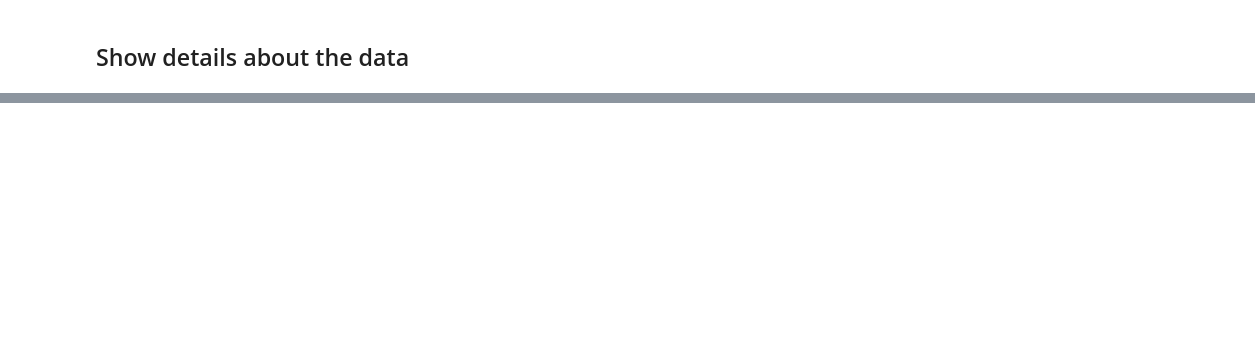
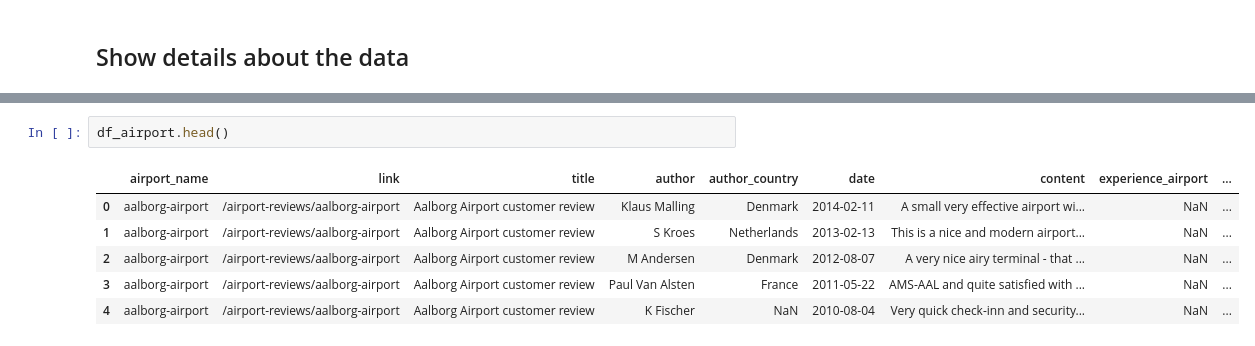
Before and after one commit to ono-ac-il/2024-sem-a-data-analyst, a Jupyter notebook: ls04/data-analyst-exercise.ipynb, the cells around one changed output, grey strips where cells are left out. Drawn from its saved outputs; the diff is of its cells as text; blank space fills up the shorter version.

```diff
--- a/ls04/data-analyst-exercise.ipynb
+++ b/ls04/data-analyst-exercise.ipynb
@@ -46,3 +84,12 @@ df.head()
 | 2 | adria-airways | /airline-reviews/adria-airways | Adria Airways customer review | E Albin | Switzerland | 2014-09-14 | Flew Zurich-Ljubljana on JP365 ne... | NaN | NaN | ... |
 | 3 | adria-airways | /airline-reviews/adria-airways | Adria Airways customer review | Tercon Bojan | Singapore | 2014-09-06 | Adria serves this 100 min flight ... | NaN | NaN | ... |
 | 4 | adria-airways | /airline-reviews/adria-airways | Adria Airways customer review | L James | Poland | 2014-06-16 | WAW-SKJ Economy. No free snacks o... | NaN | NaN | ... |
+# %%
+df_airport.head()
+# %% [output]
+|  | airport_name | link | title | author | author_country | date | content | experience_airport | ... |
+| 0 | aalborg-airport | /airport-reviews/aalborg-airport | Aalborg Airport customer review | Klaus Malling | Denmark | 2014-02-11 | A small very effective airport wi... | NaN | ... |
+| 1 | aalborg-airport | /airport-reviews/aalborg-airport | Aalborg Airport customer review | S Kroes | Netherlands | 2013-02-13 | This is a nice and modern airport... | NaN | ... |
+| 2 | aalborg-airport | /airport-reviews/aalborg-airport | Aalborg Airport customer review | M Andersen | Denmark | 2012-08-07 | A very nice airy terminal - that ... | NaN | ... |
+| 3 | aalborg-airport | /airport-reviews/aalborg-airport | Aalborg Airport customer review | Paul Van Alsten | France | 2011-05-22 | AMS-AAL and quite satisfied with ... | NaN | ... |
+| 4 | aalborg-airport | /airport-reviews/aalborg-airport | Aalborg Airport customer review | K Fischer | NaN | 2010-08-04 | Very quick check-inn and security... | NaN | ... |
```
Also changed, not shown: parts of 11 cells of this notebook, 2 other files.
